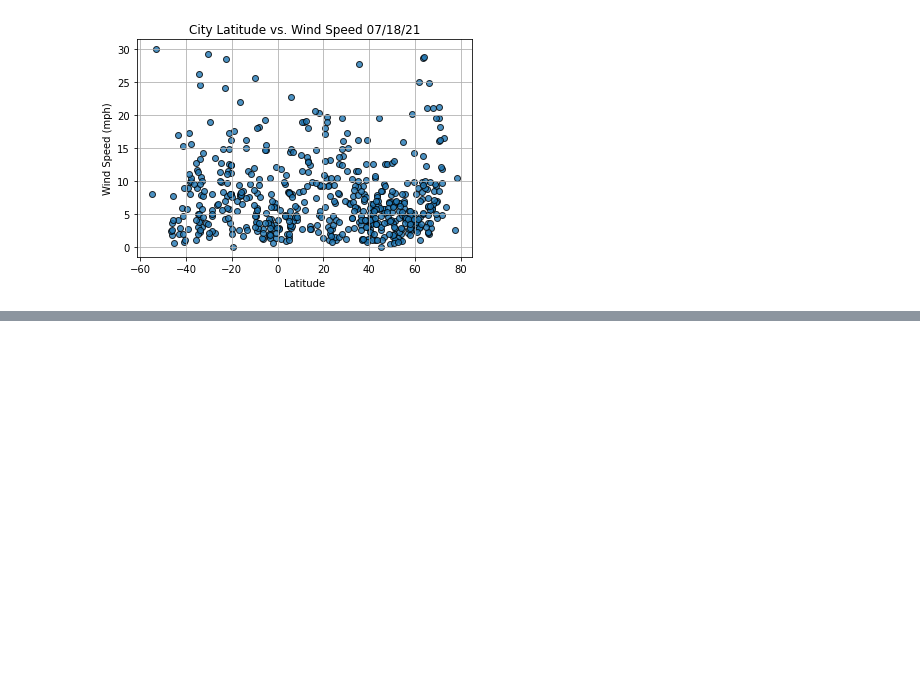
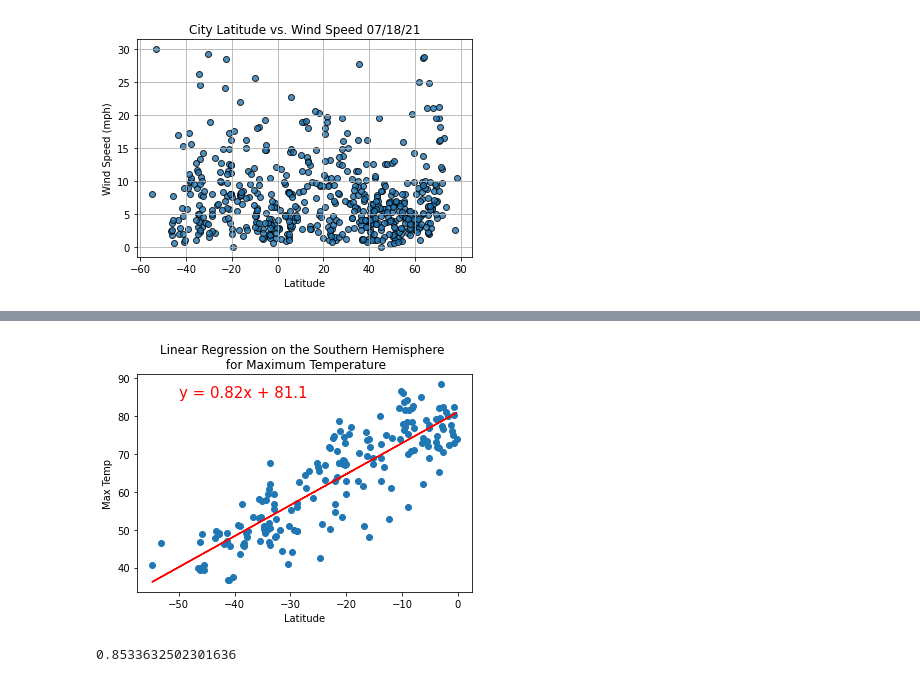
Before and after one commit to samanthajpv/World_Weather_Analysis, a Jupyter notebook: WeatherPy.ipynb, the cells around one changed output, grey strips where cells are left out. Drawn from its saved outputs; the diff is of its cells as text; code cells hidden in the pictures; blank space fills up the shorter version.

```diff
--- a/WeatherPy.ipynb
+++ b/WeatherPy.ipynb
@@ -243,0 +284,12 @@ plt.show()
+# %%
+# Linear regression on the Southern Hemisphere - Lat vs Max Temp
+x_values = southern_hemi_df["Lat"]
+y_values = southern_hemi_df["Max Temp"]
+# Call the function.
+plot_linear_regression(x_values, y_values,
+                       'Linear Regression on the Southern Hemisphere \n for Maximum Temperature', 'Max Temp',(-50,85))
+(sl, intcpt, r, p, se) = linregress(x_values, y_values)
+print(r)
+# %% [output]
+[figure, added]
+0.8533632502301636
```
Also changed, not shown: parts of 9 cells of this notebook.
